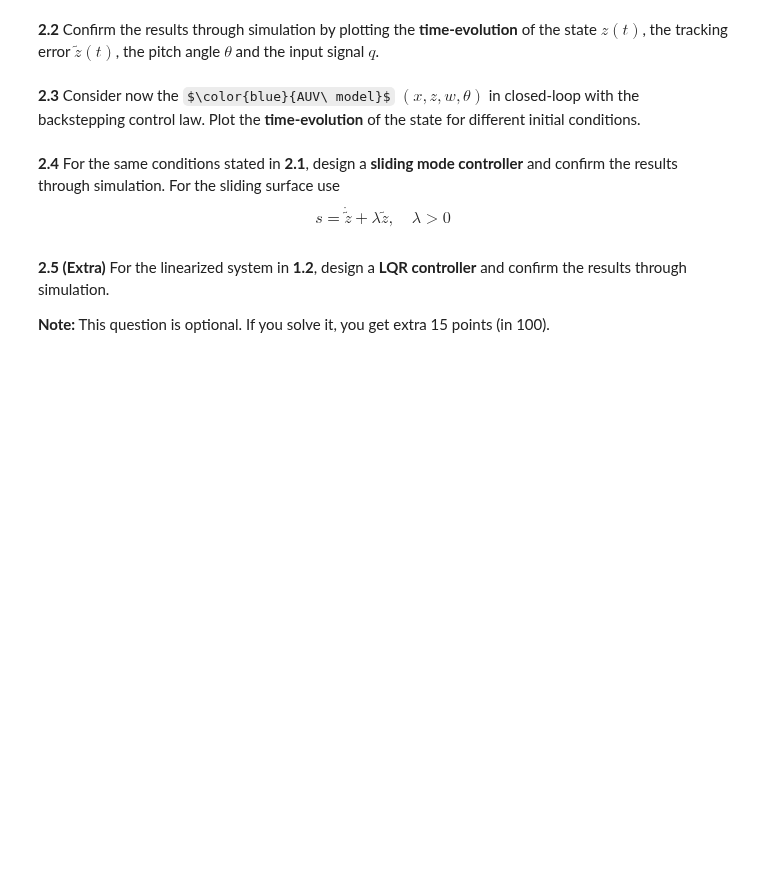
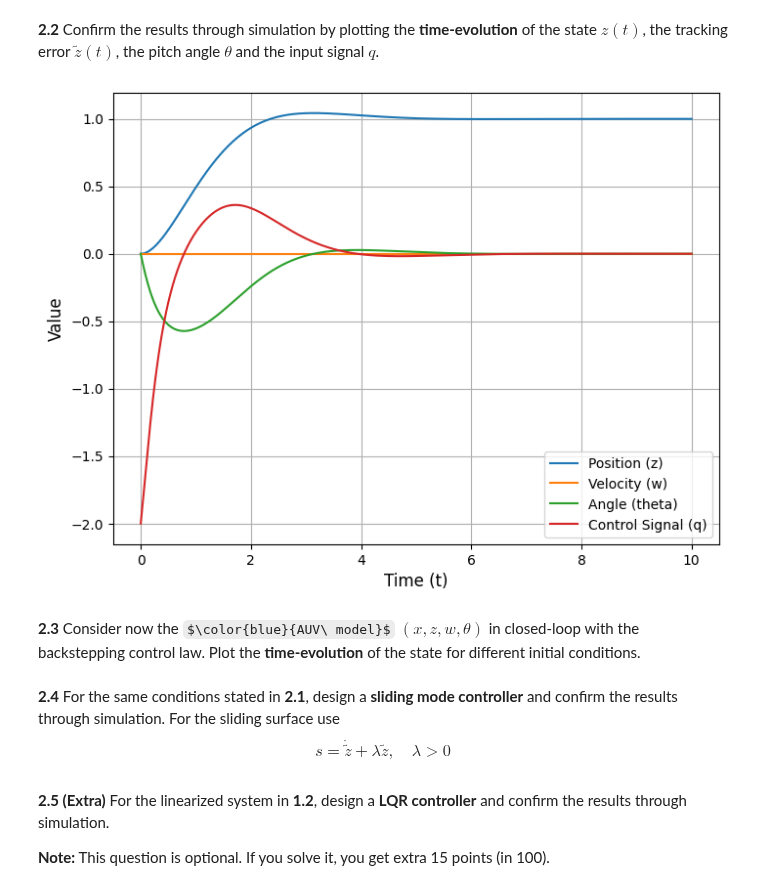
Before and after one commit to Xizesse/CO_project1, a Jupyter notebook: CO_project1.ipynb, the cells around one changed output. Saved outputs shown, nothing was run; the diff lists cells and outputs as text; code cells hidden in the pictures; some formulas as TeX source; blank space fills up the shorter version.

```diff
--- a/CO_project1.ipynb
+++ b/CO_project1.ipynb
@@ -672,6 +708,58 @@ To this end, in the first step of the methodology assume that the **virtual cont
 # %% [markdown]
 **2.2**
 Confirm the results through simulation by plotting the **time-evolution** of the state $z(t)$, the tracking error $\tilde z(t)$, the pitch angle $\theta$ and the input signal $q$.
+# %%
+import numpy as np
+from scipy import integrate
+import matplotlib.pyplot as plt
+
+# parameters
+vd = 1  # desired velocity
+d1 = -3
+d2 = -12
+m = 0.9
+k1 = 1
+k2 = 1
+Zd = 1  # desired depth
+
+def Sys_f(x, t):
+    z = x[0] - Zd
+    w = x[1]
+    theta = x[2]
+
+    dzdt = -vd * np.tan(theta)
+    dwdt = 0
+    dthetadt = (z - k2 * (np.tan(theta) - z * k1) - k1 * vd * np.tan(theta)) * (np.cos(theta)**2)
+
+    return np.array([dzdt, dwdt, dthetadt])
+
+def calc_q(x):
+    z = x[0] - Zd
+    theta = x[2]
+    q = (z - k2 * (np.tan(theta) - z * k1) - k1 * vd * np.tan(theta)) * (np.cos(theta)**2)
+    return q
+
+t_end = 10
+t = np.linspace(0, t_end, 1000)
+x0 = np.array([0, 0, 0])
+
+x = integrate.odeint(Sys_f, x0, t, full_output=False)
+
+q = np.array([calc_q(state) for state in x])
+
+# Plots
+fig, ax = plt.subplots(figsize=(8, 6))
+ax.plot(t, x[:, 0], label='Position (z)')
+ax.plot(t, x[:, 1], label='Velocity (w)')
+ax.plot(t, x[:, 2], label='Angle (theta)')
+ax.plot(t, q, label='Control Signal (q)')
+ax.set_xlabel('Time (t)', fontsize=12)
+ax.set_ylabel('Value', fontsize=12)
+ax.legend()
+ax.grid()
+plt.show()
+# %% [output]
+[figure, added]
 # %% [markdown]
 **2.3**
 Consider now the $\color{blue}{AUV\ model}$ $(x,z,w,\theta)$ in closed-loop with the backstepping control law.
```
Also changed, not shown: parts of 2 cells of this notebook.
